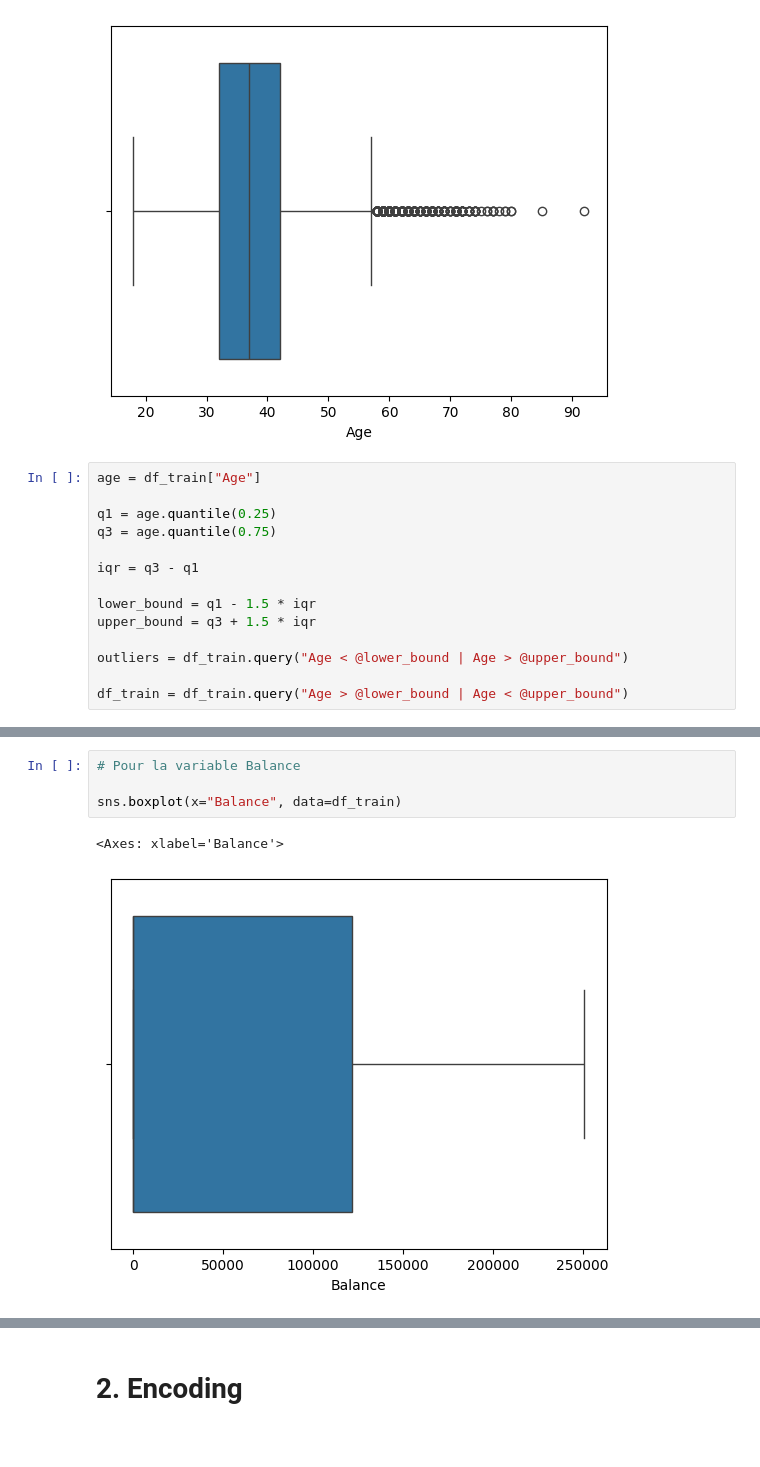
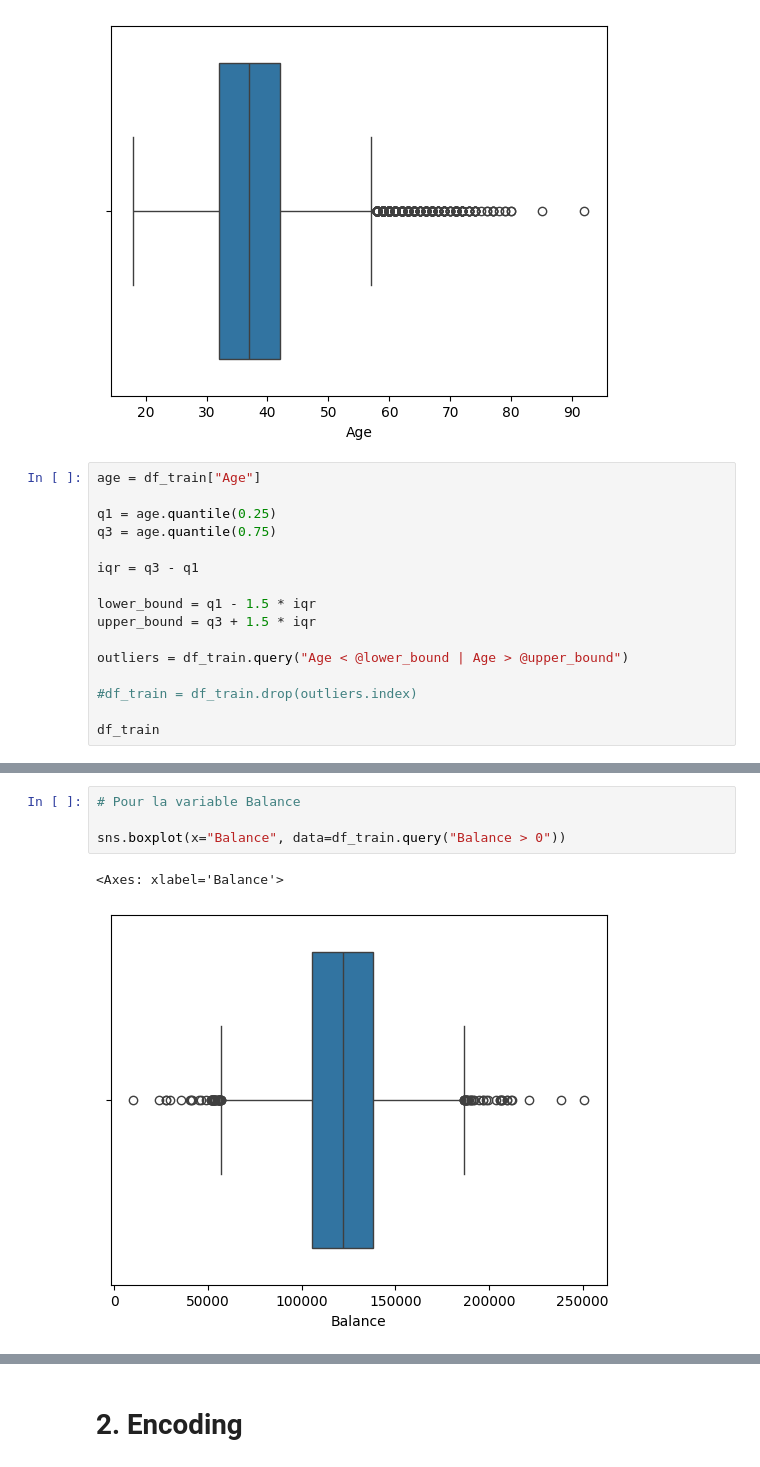
Before and after one commit to SimonGallien/mlpro-bank-churn, a Jupyter notebook: src/mlpro_bank_churn/4_model_pipeline.ipynb, the cells around one changed output, grey strips where cells are left out. Drawn from its saved outputs; the diff is of its cells as text.

```diff
--- a/src/mlpro_bank_churn/4_model_pipeline.ipynb
+++ b/src/mlpro_bank_churn/4_model_pipeline.ipynb
@@ -56,4 +60,6 @@ upper_bound = q3 + 1.5 * iqr
 
 outliers = df_train.query("Age < @lower_bound | Age > @upper_bound")
 
-df_train = df_train.query("Age > @lower_bound | Age < @upper_bound")
+#df_train = df_train.drop(outliers.index)
+
+df_train
@@ -60,7 +80,7 @@ df_train = df_train.query("Age > @lower_bound | Age < @upper_bound")
 # %%
 # Pour la variable Balance
 
-sns.boxplot(x="Balance", data=df_train)
+sns.boxplot(x="Balance", data=df_train.query("Balance > 0"))
 # %% [output]
 <Axes: xlabel='Balance'>
-[figure, old version]
+[figure, new version]
```
Also changed, not shown: parts of 20 cells of this notebook, 2 other files.
